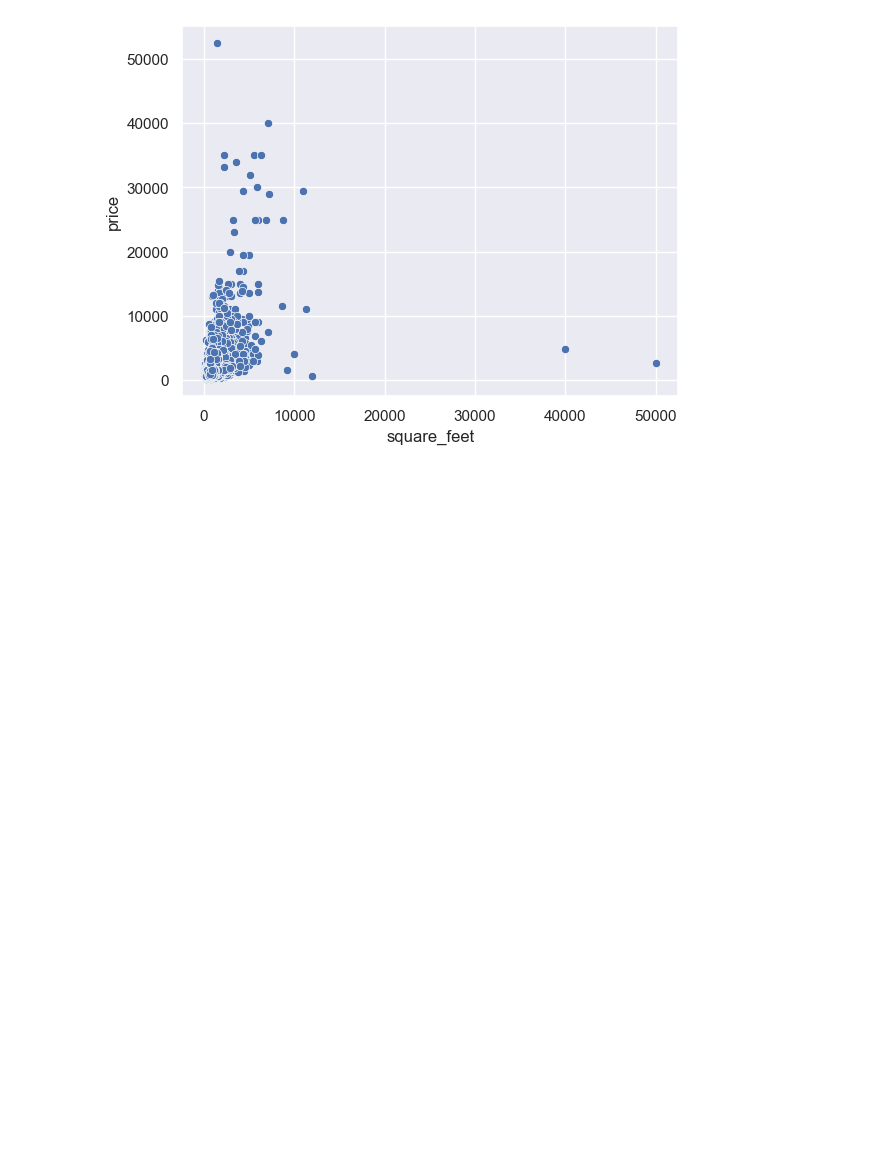
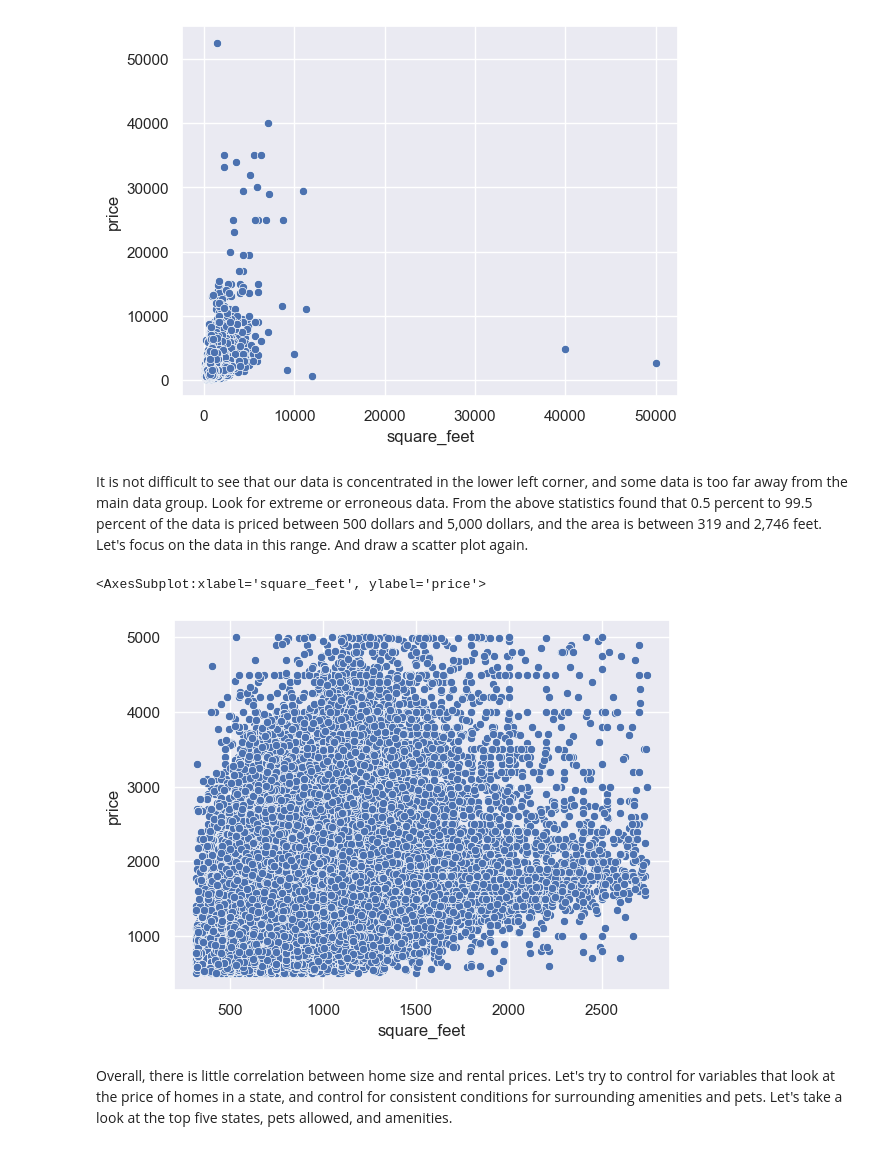
Before and after one commit to Fengchumoling/DM_Assignment, a Jupyter notebook: apartments.ipynb, the cells around one changed output. Cells and saved outputs as stored; diff of their text form; code cells hidden in the pictures; blank space fills up the shorter version.

```diff
--- a/apartments.ipynb
+++ b/apartments.ipynb
@@ -163,3 +93,8 @@ df2.nlargest(100, 'square_feet')
+# %%
+df['price'].fillna(df['price'].median(), inplace=True)
+df['bathrooms'].fillna(df['bathrooms'].median(), inplace=True)
+df['bedrooms'].fillna(df['bedrooms'].median(), inplace=True)
+df['square_feet'].fillna(df['square_feet'].median(), inplace=True)
 # %% [markdown]
 # 3. Data analysis
 # %%
@@ -170,3 +110,25 @@ sns.scatterplot(x='square_feet', y='price', data=df2)
 # %% [output]
 <AxesSubplot:xlabel='square_feet', ylabel='price'>
 [figure]
+# %% [markdown]
+It is not difficult to see that our data is concentrated in the lower left corner, and some data is too far away from the main data group. Look for extreme or erroneous data. From the above statistics found that 0.5 percent to 99.5 percent of the data is priced between 500 dollars and 5,000 dollars, and the area is between 319 and 2,746 feet. Let's focus on the data in this range. And draw a scatter plot again.
+# %%
+# Calculate the endpoint value and save it to a variable
+price_point_5_percentile = df['price'].quantile(0.005)
+price_99_point_5_percentile = df['price'].quantile(0.995)
+square_feet_point_5_percentile = df['square_feet'].quantile(0.005)
+square_feet_99_point_5_percentile = df['square_feet'].quantile(0.995)
+# print(price_point_5_percentile,price_99_point_5_percentile)
+
+# Get the data within the interval
+df = df[(df['price'] >= price_point_5_percentile) & (df['price'] <= price_99_point_5_percentile)]
+df = df[
+    (df['square_feet'] >= square_feet_point_5_percentile) & (df['square_feet'] <= square_feet_99_point_5_percentile)]
+
+sns.scatterplot(x='square_feet', y='price', data=df)
+# %% [output]
+<AxesSubplot:xlabel='square_feet', ylabel='price'>
+[figure, added]
+# %% [markdown]
+Overall, there is little correlation between home size and rental prices. Let's try to control for variables that look at the price of homes in a state, and control for consistent conditions for surrounding amenities and pets.
+Let's take a look at the top five states, pets allowed, and amenities.
```
Also changed, not shown: parts of 56 cells of this notebook, 1 other file.
